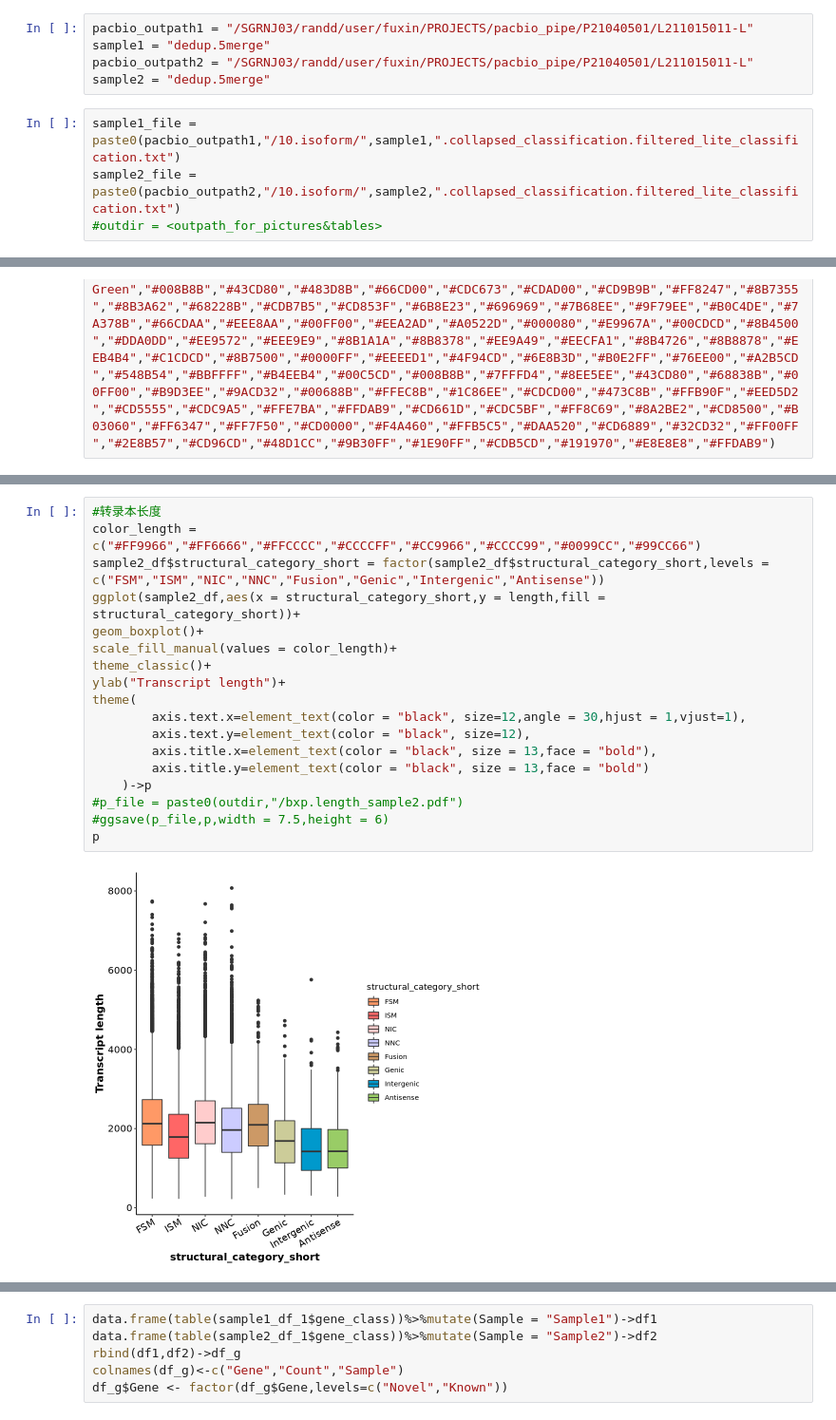
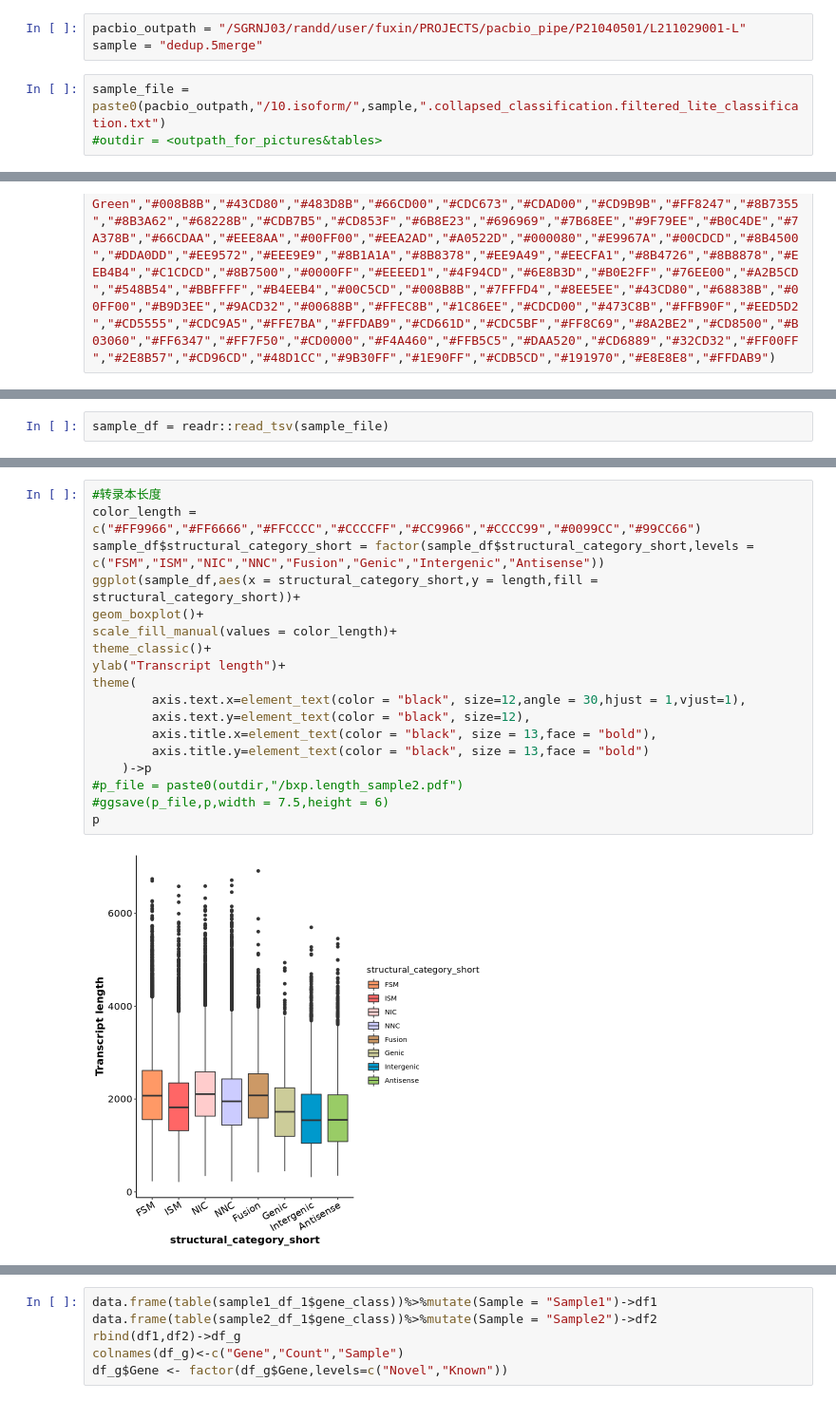
Before and after one commit to singleron-RD/Pacbio_Analysis, a Jupyter notebook: notebooks/Statistics_of_sequence_features.ipynb, the cells around one changed output, grey strips where cells are left out. Shown at 95% size. Saved outputs shown, nothing was run; the diff lists cells and outputs as text.

```diff
--- a/notebooks/Statistics_of_sequence_features.ipynb
+++ b/notebooks/Statistics_of_sequence_features.ipynb
@@ -13,13 +13,10 @@ library(ggplot2)
 ✖ dplyr::filter() masks stats::filter()
 ✖ dplyr::lag()    masks stats::lag()
 # %%
-pacbio_outpath1 = "/SGRNJ03/randd/user/fuxin/PROJECTS/pacbio_pipe/P21040501/L211015011-L"
-sample1 = "dedup.5merge"
-pacbio_outpath2 = "/SGRNJ03/randd/user/fuxin/PROJECTS/pacbio_pipe/P21040501/L211015011-L"
-sample2 = "dedup.5merge"
+pacbio_outpath = "/SGRNJ03/randd/user/fuxin/PROJECTS/pacbio_pipe/P21040501/L211029001-L"
+sample = "dedup.5merge"
 # %%
-sample1_file = paste0(pacbio_outpath1,"/10.isoform/",sample1,".collapsed_classification.filtered_lite_classification.txt")
-sample2_file = paste0(pacbio_outpath2,"/10.isoform/",sample2,".collapsed_classification.filtered_lite_classification.txt")
+sample_file = paste0(pacbio_outpath,"/10.isoform/",sample,".collapsed_classification.filtered_lite_classification.txt")
 #outdir = <outpath_for_pictures&tables>
 # %%
 clustcols = c("OrangeRed","SlateBlue3","DarkOrange","GreenYellow","Purple","DarkSlateGray","Gold","DeepPink2","Red4","#4682B4","#FFDAB9","#708090","#836FFF","#CDC673","#CD9B1D","#FF6EB4","#CDB5CD","DarkGreen","#008B8B","#43CD80","#483D8B","#66CD00","#CDC673","#CDAD00","#CD9B9B","#FF8247","#8B7355","#8B3A62","#68228B","#CDB7B5","#CD853F","#6B8E23","#696969","#7B68EE","#9F79EE","#B0C4DE","#7A378B","#66CDAA","#EEE8AA","#00FF00","#EEA2AD","#A0522D","#000080","#E9967A","#00CDCD","#8B4500","#DDA0DD","#EE9572","#EEE9E9","#8B1A1A","#8B8378","#EE9A49","#EECFA1","#8B4726","#8B8878","#EEB4B4","#C1CDCD","#8B7500","#0000FF","#EEEED1","#4F94CD","#6E8B3D","#B0E2FF","#76EE00","#A2B5CD","#548B54","#BBFFFF","#B4EEB4","#00C5CD","#008B8B","#7FFFD4","#8EE5EE","#43CD80","#68838B","#00FF00","#B9D3EE","#9ACD32","#00688B","#FFEC8B","#1C86EE","#CDCD00","#473C8B","#FFB90F","#EED5D2","#CD5555","#CDC9A5","#FFE7BA","#FFDAB9","#CD661D","#CDC5BF","#FF8C69","#8A2BE2","#CD8500","#B03060","#FF6347","#FF7F50","#CD0000","#F4A460","#FFB5C5","#DAA520","#CD6889","#32CD32","#FF00FF","#2E8B57","#CD96CD","#48D1CC","#9B30FF","#1E90FF","#CDB5CD","#191970","#E8E8E8","#FFDAB9")
@@ -47 +23,3 @@ See problems(...) for more details.
+# %%
+sample_df = readr::read_tsv(sample_file)
 # %%
@@ -65,22 +34,22 @@ sample2_df%>%mutate(structural_category_short = ifelse(structural_category=="ful
 # %%
 #转录本长度
 color_length = c("#FF9966","#FF6666","#FFCCCC","#CCCCFF","#CC9966","#CCCC99","#0099CC","#99CC66")
-sample2_df$structural_category_short = factor(sample2_df$structural_category_short,levels = c("FSM","ISM","NIC","NNC","Fusion","Genic","Intergenic","Antisense"))
-ggplot(sample2_df,aes(x = structural_category_short,y = length,fill = structural_category_short))+
+sample_df$structural_category_short = factor(sample_df$structural_category_short,levels = c("FSM","ISM","NIC","NNC","Fusion","Genic","Intergenic","Antisense"))
+ggplot(sample_df,aes(x = structural_category_short,y = length,fill = structural_category_short))+
 geom_boxplot()+
 scale_fill_manual(values = color_length)+
 theme_classic()+
 ylab("Transcript length")+
 theme(
         axis.text.x=element_text(color = "black", size=12,angle = 30,hjust = 1,vjust=1),
         axis.text.y=element_text(color = "black", size=12),
         axis.title.x=element_text(color = "black", size = 13,face = "bold"),
         axis.title.y=element_text(color = "black", size = 13,face = "bold")
     )->p
 #p_file = paste0(outdir,"/bxp.length_sample2.pdf")
 #ggsave(p_file,p,width = 7.5,height = 6)
 p
 # %% [output]
-[figure, old version]
+[figure, new version]
 # %%
 #转录本与TTS，TSS的距离
```
Also changed, not shown: parts of 17 cells of this notebook.
